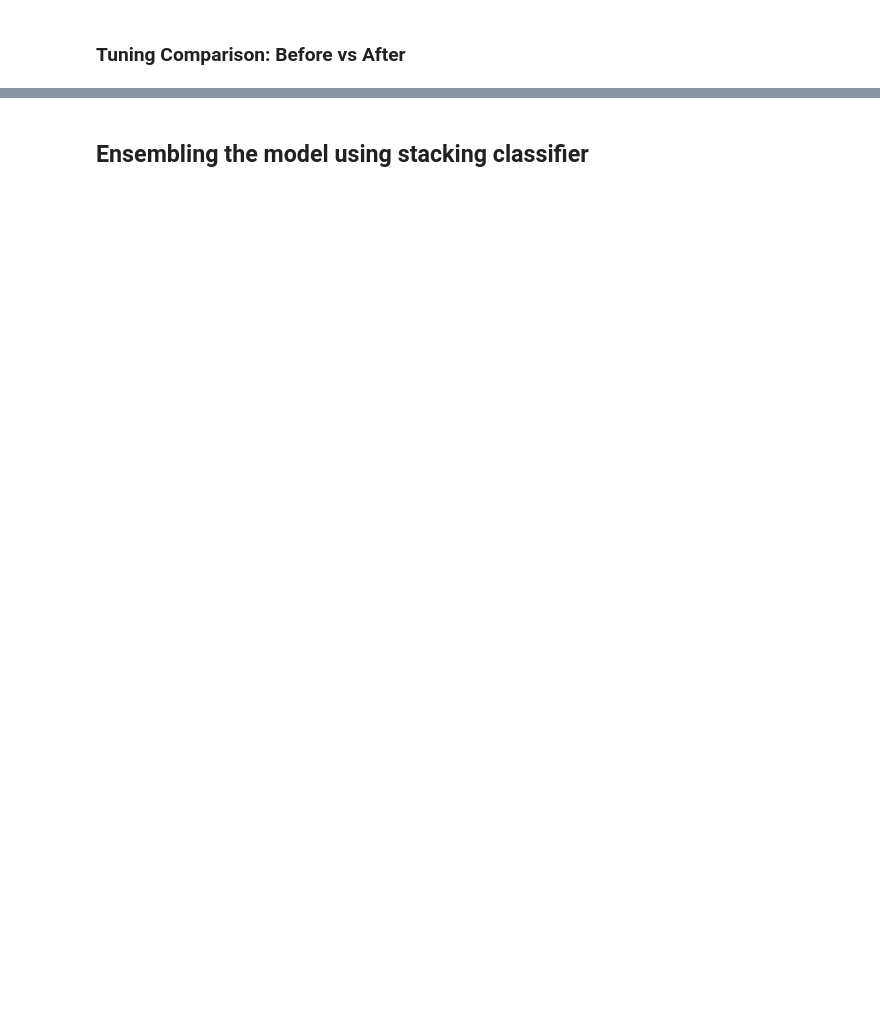
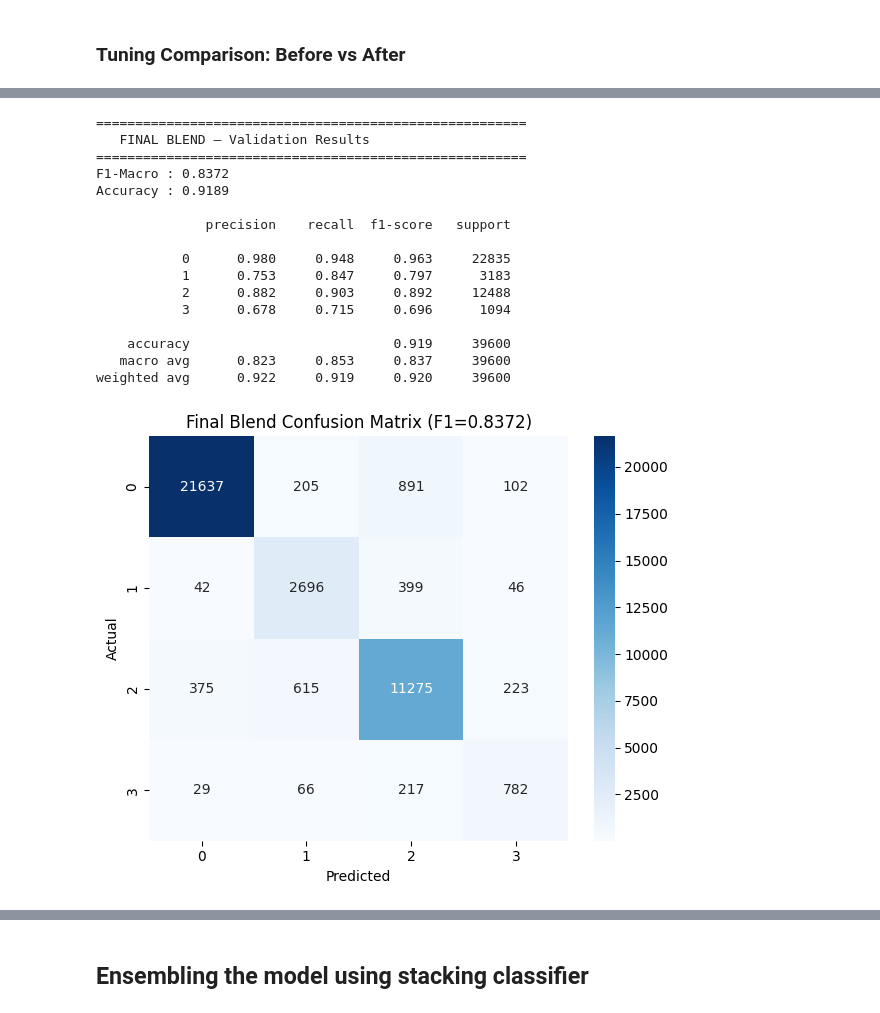
Before and after one commit to 23f3001800/Comment-Category-Prediction-Challenge, a Jupyter notebook: 23f3001800-notebook-t12026.ipynb, the cells around one changed output, grey strips where cells are left out. Cells and saved outputs as stored; diff of their text form; code cells hidden in the pictures; blank space fills up the shorter version.

```diff
--- a/23f3001800-notebook-t12026.ipynb
+++ b/23f3001800-notebook-t12026.ipynb
@@ -1412,28 +1454,46 @@ weighted avg      0.921     0.917     0.918     39600
 # %%
-# w1, w2, w3 = best_weights
+w1, w2, w3 = best_weights
 
-# final_val_proba = (w1 * lgb_proba +
-#                    w2 * sgd_proba +
-#                    w3 * svc_proba)
+final_val_proba = (w1 * lgb_proba +
+                   w2 * sgd_proba +
+                   w3 * svc_proba)
 
-# final_val_preds = np.argmax(final_val_proba, axis=1)
+final_val_preds = np.argmax(final_val_proba, axis=1)
 
-# print("=" * 55)
-# print("   FINAL BLEND — Validation Results")
-# print("=" * 55)
-# print(f"F1-Macro : {f1_score(y_val, final_val_preds, average='macro'):.4f}")
-# print(f"Accuracy : {accuracy_score(y_val, final_val_preds):.4f}")
-# print()
-# print(classification_report(y_val, final_val_preds, digits=3))
+print("=" * 55)
+print("   FINAL BLEND — Validation Results")
+print("=" * 55)
+print(f"F1-Macro : {f1_score(y_val, final_val_preds, average='macro'):.4f}")
+print(f"Accuracy : {accuracy_score(y_val, final_val_preds):.4f}")
+print()
+print(classification_report(y_val, final_val_preds, digits=3))
 
-# cm = confusion_matrix(y_val, final_val_preds)
-# plt.figure(figsize=(6, 5))
-# sns.heatmap(cm, annot=True, fmt='d', cmap='Blues',
-#             xticklabels=[0,1,2,3],
-#             yticklabels=[0,1,2,3])
-# plt.title(f"Final Blend Confusion Matrix (F1={best_f1:.4f})")
-# plt.xlabel("Predicted")
-# plt.ylabel("Actual")
-# plt.tight_layout()
-# plt.show()
+cm = confusion_matrix(y_val, final_val_preds)
+plt.figure(figsize=(6, 5))
+sns.heatmap(cm, annot=True, fmt='d', cmap='Blues',
+            xticklabels=[0,1,2,3],
+            yticklabels=[0,1,2,3])
+plt.title(f"Final Blend Confusion Matrix (F1={best_f1:.4f})")
+plt.xlabel("Predicted")
+plt.ylabel("Actual")
+plt.tight_layout()
+plt.show()
+# %% [output]
+=======================================================
+   FINAL BLEND — Validation Results
+=======================================================
+F1-Macro : 0.8372
+Accuracy : 0.9189
+
+              precision    recall  f1-score   support
+
+           0      0.980     0.948     0.963     22835
+           1      0.753     0.847     0.797      3183
+           2      0.882     0.903     0.892     12488
+           3      0.678     0.715     0.696      1094
+
+    accuracy                          0.919     39600
+   macro avg      0.823     0.853     0.837     39600
+weighted avg      0.922     0.919     0.920     39600
+[figure, added]
 # %%
```
Also changed, not shown: parts of 10 cells of this notebook.
